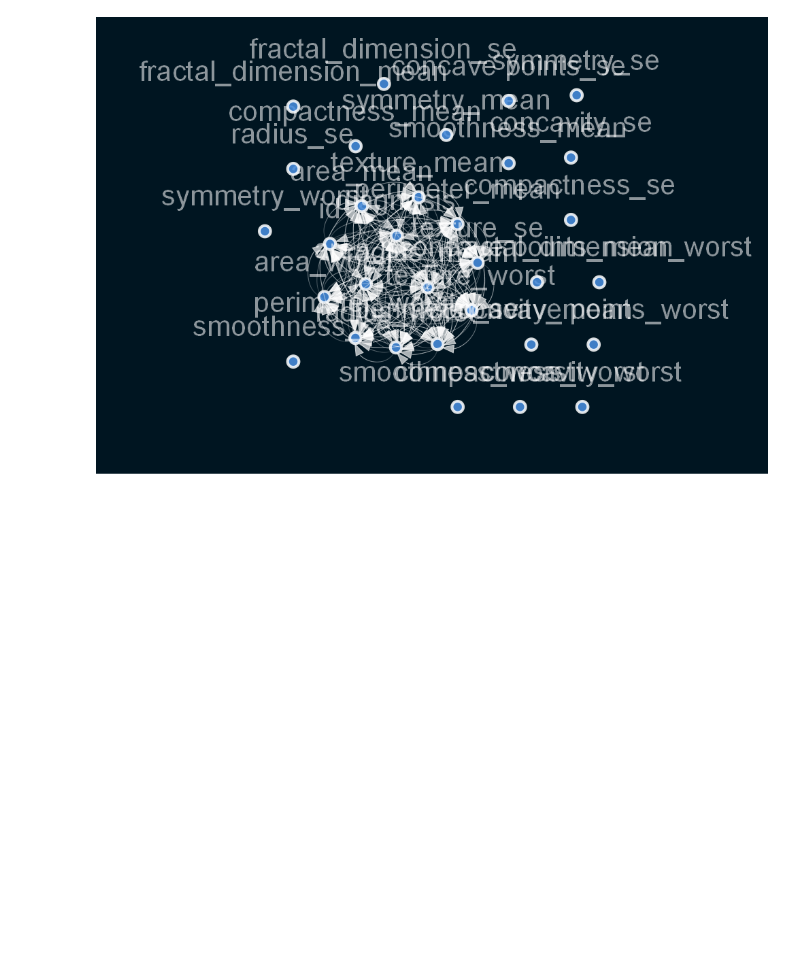
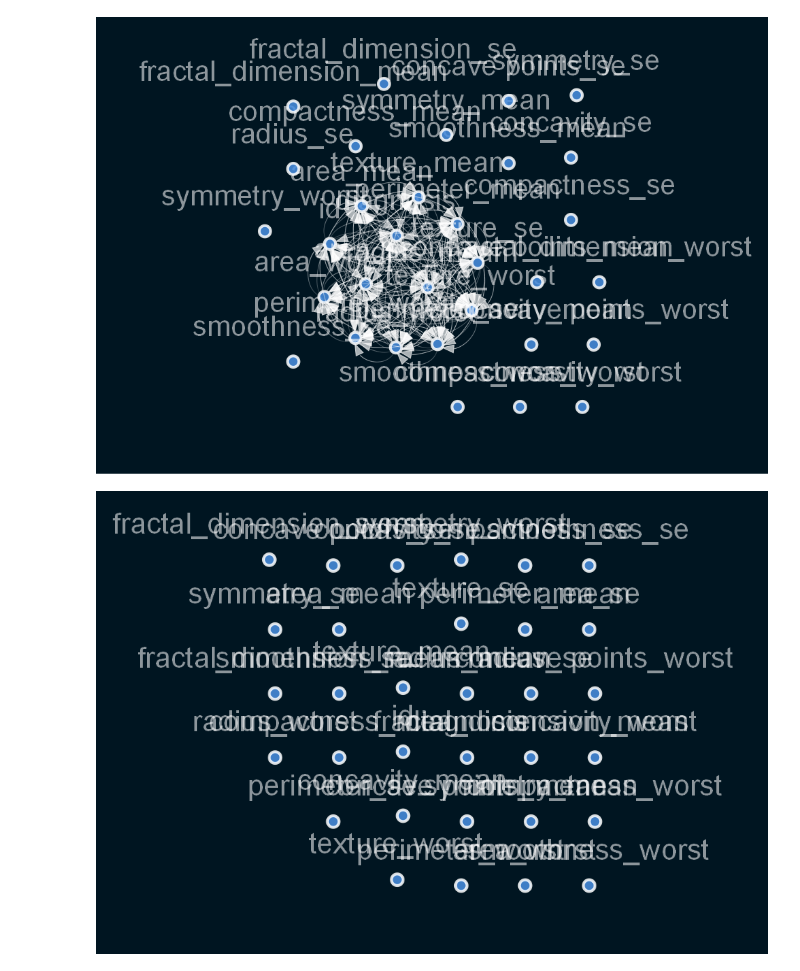
Before and after one commit to miz-ab/week_7-Casualty, a Jupyter notebook: notebooks/EDA.ipynb, the cells around one changed output. Drawn from its saved outputs; the diff is of its cells as text; code cells hidden in the pictures; blank space fills up the shorter version.

Commit message:
Updating EDA and plot.py

```diff
--- a/notebooks/EDA.ipynb
+++ b/notebooks/EDA.ipynb
@@ -311,3 +313,13 @@ viz = plot_structure(
 Image(viz.draw(format='png'))
 # %% [output]
 [figure]
+# %%
+sm.remove_edges_below_threshold(0.4)
+viz = plot_structure(
+    sm,
+    graph_attributes={"scale": "0.8"},
+    all_node_attributes=NODE_STYLE.WEAK,
+    all_edge_attributes=EDGE_STYLE.WEAK)
+Image(viz.draw(format='png'))
+# %% [output]
+[figure, added]
```
Also changed, not shown: parts of 3 cells of this notebook, 1 other file.
